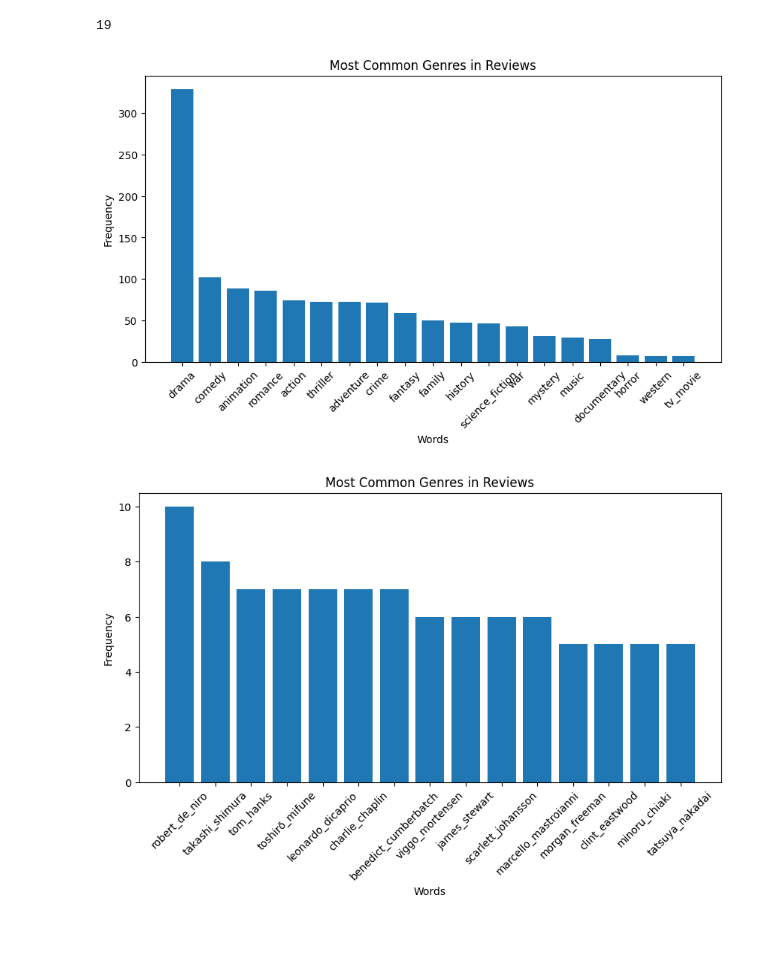
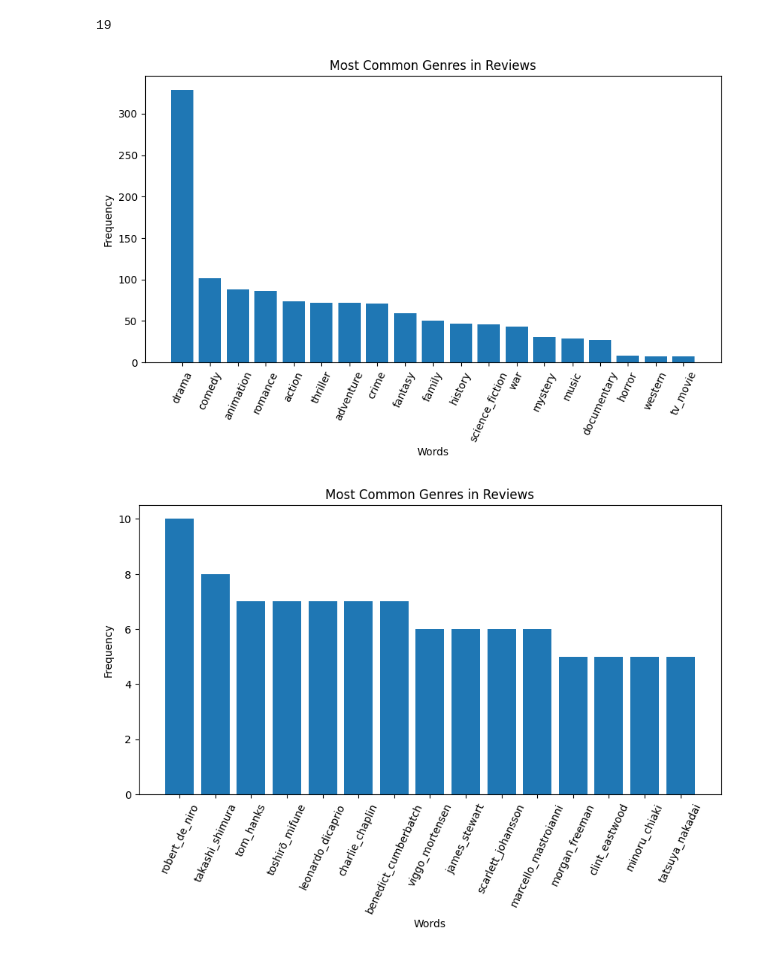
Before and after one commit to sebdanielsson/jupyter-notebooks, a Jupyter notebook: gik2km/project/scrape.ipynb, the cells around one changed output. Saved outputs shown, nothing was run; the diff lists cells and outputs as text; code cells hidden in the pictures.

```diff
--- a/gik2km/project/scrape.ipynb
+++ b/gik2km/project/scrape.ipynb
@@ -219,40 +219,40 @@ plt.bar(words, counts)
 plt.title('Most Common Genres in Reviews')
 plt.xlabel('Words')
 plt.ylabel('Frequency')
-plt.xticks(rotation=45)
+plt.xticks(rotation=65)
 plt.show()
 # %% [output]
-[figure, old version]
+[figure, new version]
 # %%
 from sklearn.feature_extraction.text import CountVectorizer
 import matplotlib.pyplot as plt
 
 df['cast_str'] = df['casts'].apply(lambda tokens: ' '.join(tokens))
 vectorizer = CountVectorizer()
 
 # Fit and transform the data
 X = vectorizer.fit_transform(df['cast_str'])
 
 # Count the sum of each word
 sum_words = X.sum(axis=0)
 
 # Create a (word, frequency) list and sort it in descending order
 words_freq = [(word, sum_words[0, idx]) for word, idx in vectorizer.vocabulary_.items()]
 words_freq = sorted(words_freq, key = lambda x: x[1], reverse=True)
 
 # Get the 10 most common words
 common_words = words_freq[:15]
 
 # Separate words and counts
 words, counts = zip(*common_words)
 
 # Plot word frequencies
 plt.figure(figsize=(10, 5))
 plt.bar(words, counts)
 plt.title('Most Common Genres in Reviews')
 plt.xlabel('Words')
 plt.ylabel('Frequency')
-plt.xticks(rotation=45)
+plt.xticks(rotation=65)
 plt.show()
 # %% [output]
-[figure, old version]
+[figure, new version]
```
Also changed, not shown: parts of 6 cells of this notebook.
